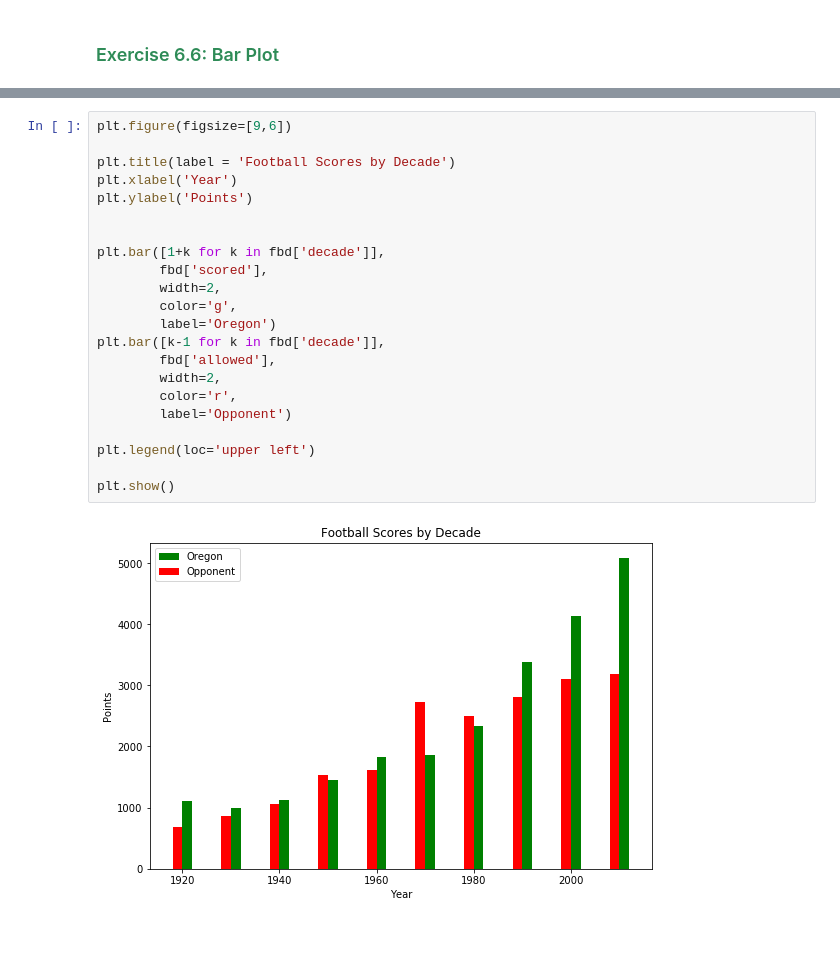
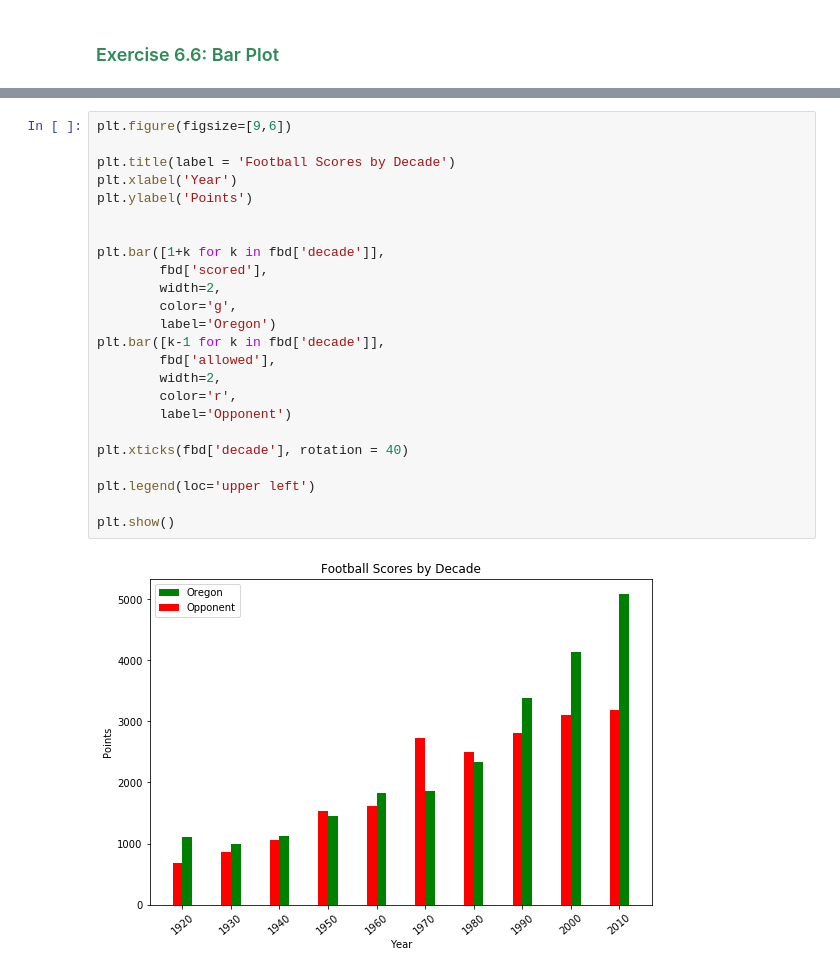
Before and after one commit to rinpoche-peregrine/Bi410_Projects, a Jupyter notebook: vis.ipynb, the cells around one changed output, grey strips where cells are left out. Saved outputs shown, nothing was run; the diff lists cells and outputs as text; blank space fills up the shorter version.

```diff
--- a/vis.ipynb
+++ b/vis.ipynb
@@ -374,24 +374,26 @@ My plot is shown below. Feel free to experiment with alternative colors and styl
 # %%
 plt.figure(figsize=[9,6])
 
 plt.title(label = 'Football Scores by Decade')
 plt.xlabel('Year')
 plt.ylabel('Points')
 
 
 plt.bar([1+k for k in fbd['decade']],
         fbd['scored'],
         width=2,
         color='g',
         label='Oregon')
 plt.bar([k-1 for k in fbd['decade']],
         fbd['allowed'],
         width=2,
         color='r',
         label='Opponent')
 
+plt.xticks(fbd['decade'], rotation = 40)
+
 plt.legend(loc='upper left')
 
 plt.show()
 # %% [output]
-[figure, old version]
+[figure, new version]
```
